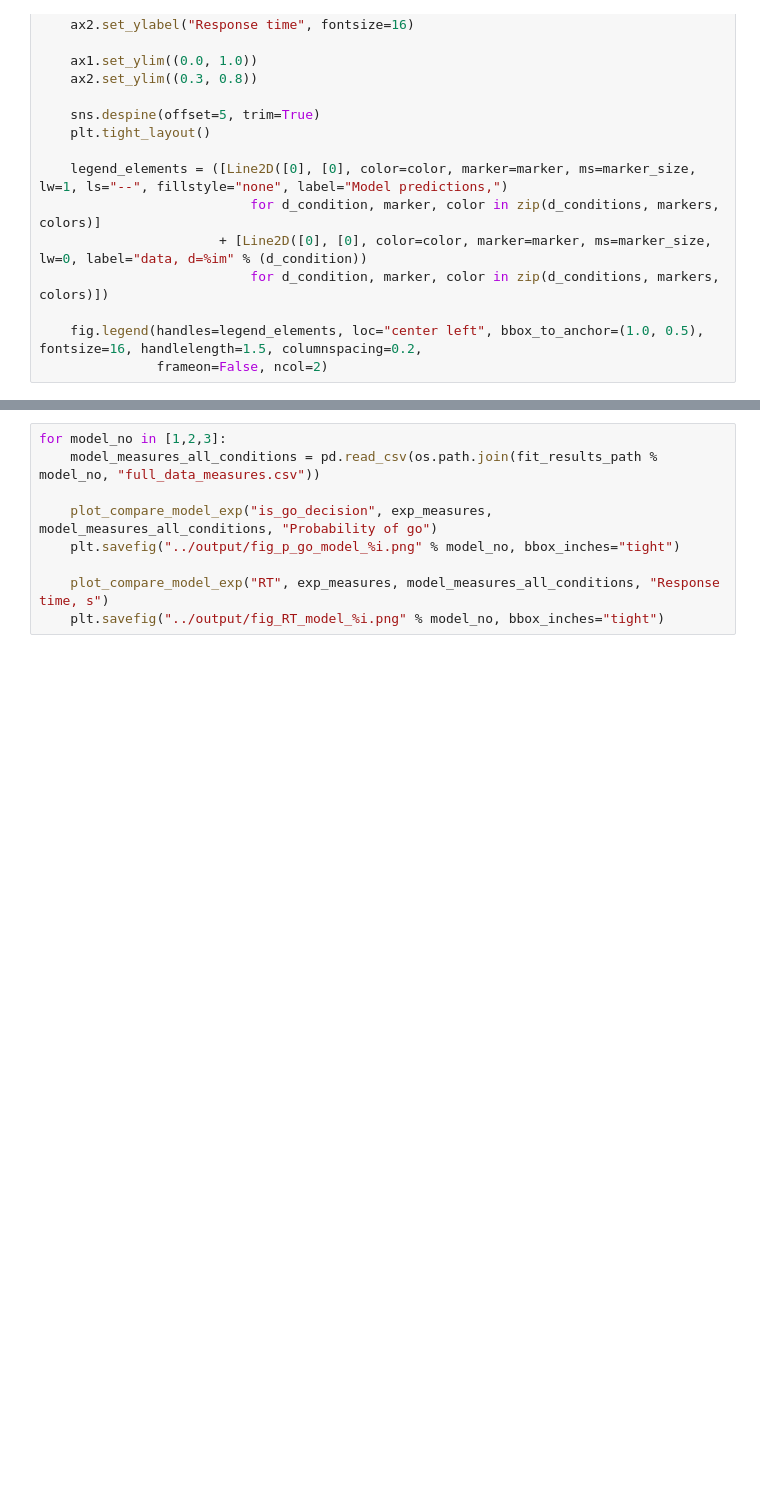
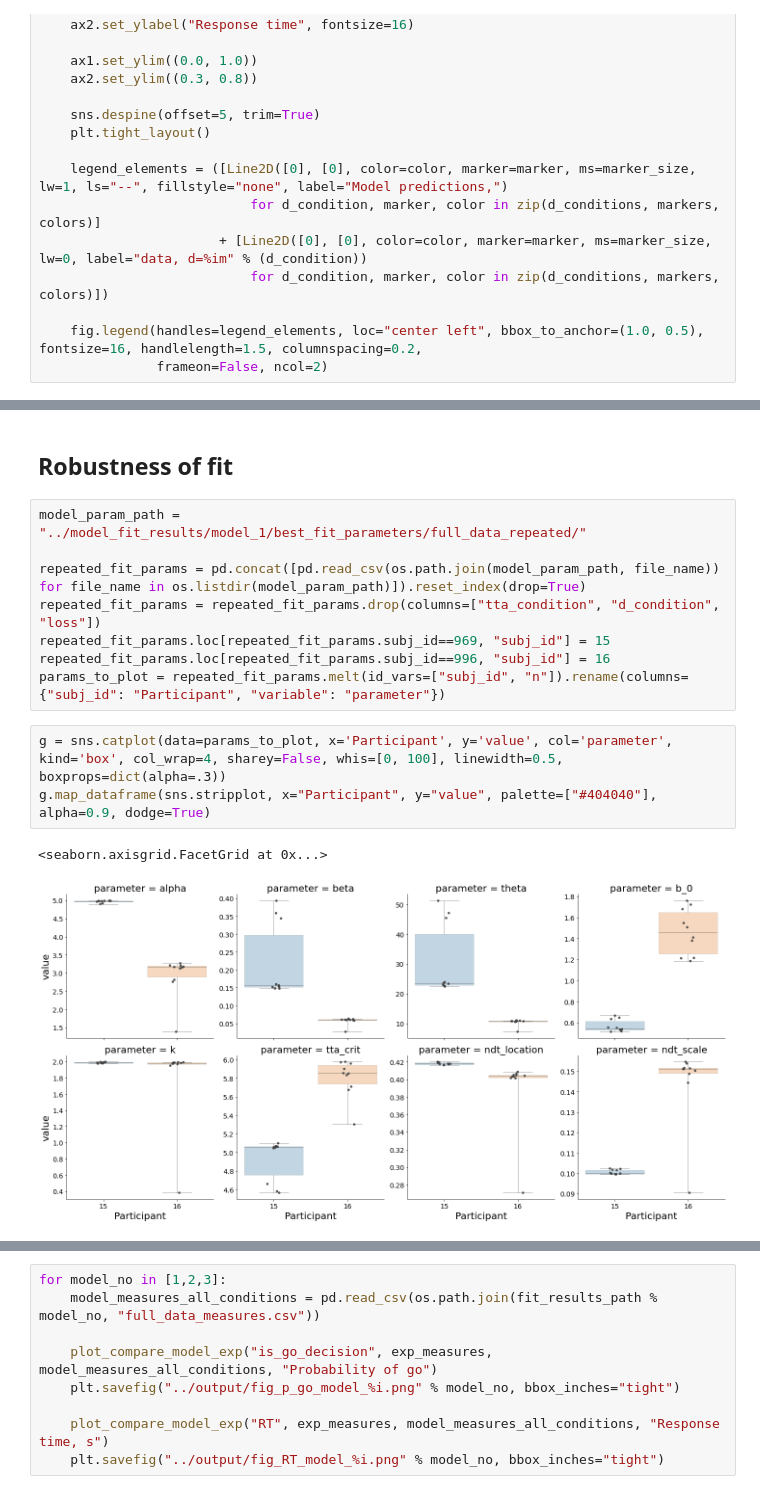
Before and after one commit to cherepaha/evidence_accumulation_in_gap_acceptance, a Jupyter notebook: data_and_model_analysis/05_paper_figures.ipynb, the cells around one changed output, grey strips where cells are left out. Saved outputs shown, nothing was run; the diff lists cells and outputs as text; blank space fills up the shorter version.

```diff
--- a/data_and_model_analysis/05_paper_figures.ipynb
+++ b/data_and_model_analysis/05_paper_figures.ipynb
@@ -537,0 +508,16 @@ for subj_id, subj_idx, ax in zip(subjects, range(len(subjects)), axes.flatten())
+# %% [markdown]
+## Robustness of fit
+# %%
+model_param_path = "../model_fit_results/model_1/best_fit_parameters/full_data_repeated/"
+
+repeated_fit_params = pd.concat([pd.read_csv(os.path.join(model_param_path, file_name)) for file_name in os.listdir(model_param_path)]).reset_index(drop=True)
+repeated_fit_params = repeated_fit_params.drop(columns=["tta_condition", "d_condition", "loss"])
+repeated_fit_params.loc[repeated_fit_params.subj_id==969, "subj_id"] = 15
+repeated_fit_params.loc[repeated_fit_params.subj_id==996, "subj_id"] = 16
+params_to_plot = repeated_fit_params.melt(id_vars=["subj_id", "n"]).rename(columns={"subj_id": "Participant", "variable": "parameter"})
+# %%
+g = sns.catplot(data=params_to_plot, x='Participant', y='value', col='parameter', kind='box', col_wrap=4, sharey=False, whis=[0, 100], linewidth=0.5, boxprops=dict(alpha=.3))
+g.map_dataframe(sns.stripplot, x="Participant", y="value", palette=["#404040"], alpha=0.9, dodge=True)
+# %% [output]
+<seaborn.axisgrid.FacetGrid at 0x...>
+[figure, added]
```
Also changed, not shown: parts of 51 cells of this notebook, 21 other files.
